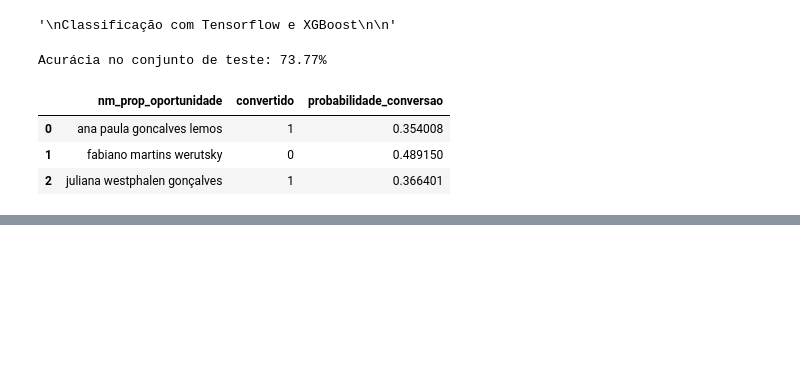
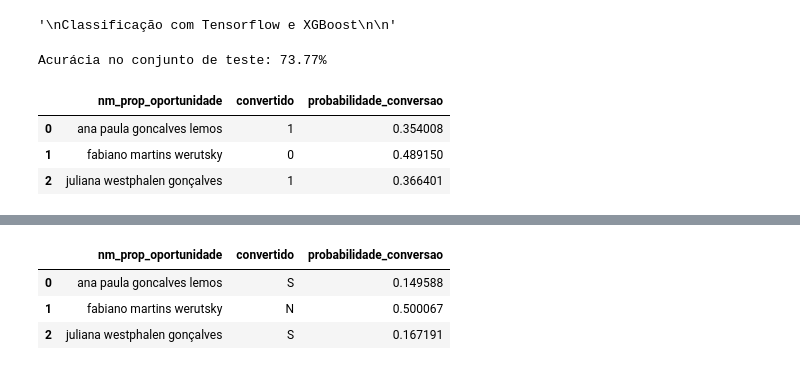
Before and after one commit to guilhermedcorrea/classificacao_tensorflow, a Jupyter notebook: probabilidade_orcamentos.ipynb, the cells around one changed output, grey strips where cells are left out. Drawn from its saved outputs; the diff is of its cells as text; code cells hidden in the pictures; blank space fills up the shorter version.

```diff
--- a/probabilidade_orcamentos.ipynb
+++ b/probabilidade_orcamentos.ipynb
@@ -300,0 +402,73 @@ Acurácia no conjunto de teste: 73.77%
+# %%
+
+
+dados = pd.read_csv(r"D:\tensorflowteste\excelfiles\export1.csv", sep=",")
+
+categoricos = ['id_quote', 'dt_criacao', 'ds_tipo_obra', 'nm_prop_oportunidade', 'nm_ambiente', 'promocional', 'tipo_loja']
+
+encoder = OneHotEncoder(drop='if_binary')
+df_encoded = pd.DataFrame(encoder.fit_transform(dados[categoricos]).toarray(), columns=encoder.get_feature_names_out(categoricos))
+df_final = pd.concat([dados.drop(categoricos, axis=1), df_encoded], axis=1)
+
+X = df_final.drop('convertido', axis=1)
+y = df_final['convertido']
+
+label_encoder = LabelEncoder()
+y = label_encoder.fit_transform(y)
+
+x_treino, x_teste, y_treino, y_teste = train_test_split(X, y, test_size=0.2, random_state=42)
+
+scaler = StandardScaler()
+x_treino = scaler.fit_transform(x_treino)
+x_teste = scaler.transform(x_teste)
+
+smote = SMOTE(random_state=42)
+x_treino_resampled, y_treino_resampled = smote.fit_resample(x_treino, y_treino)
+
+modelo = Sequential()
+modelo.add(Dense(units=256, activation='relu', input_dim=x_treino_resampled.shape[1], kernel_regularizer=tf.keras.regularizers.l2(0.001)))
+modelo.add(Dropout(0.5))
+modelo.add(Dense(units=128, activation='relu', kernel_regularizer=tf.keras.regularizers.l2(0.001)))
+modelo.add(Dropout(0.5))
+modelo.add(Dense(units=64, activation='relu', kernel_regularizer=tf.keras.regularizers.l2(0.001)))
+modelo.add(Dropout(0.5))
+modelo.add(Dense(units=32, activation='relu', kernel_regularizer=tf.keras.regularizers.l2(0.001)))
+modelo.add(Dropout(0.5))
+modelo.add(Dense(units=1, activation='sigmoid'))
+
+early_stopping = tf.keras.callbacks.EarlyStopping(monitor='val_loss', patience=5, restore_best_weights=True)
+
+modelo.compile(optimizer=tf.keras.optimizers.Adam(learning_rate=0.0001), loss='binary_crossentropy', metrics=['accuracy'])
+modelo.fit(x_treino_resampled, y_treino_resampled, epochs=30, batch_size=32, validation_split=0.2, callbacks=[early_stopping])
+
+probabilidades_teste = modelo.predict(x_teste).flatten()
+y_pred_classes = np.round(probabilidades_teste)
+acuracia = accuracy_score(y_teste, y_pred_classes)
+
+print(f'Acurácia no conjunto de teste: {acuracia * 100:.2f}%')
+print(classification_report(y_teste, y_pred_classes))
+
+x_teste_df = pd.DataFrame(x_teste, columns=X.columns)
+
+df_temporario_teste = pd.DataFrame({
+    'nm_prop_oportunidade': dados.loc[x_teste_df.index, 'nm_prop_oportunidade'],
+    'convertido': label_encoder.inverse_transform(y_teste),
+    'probabilidade_conversao': probabilidades_teste
+})
+df_temporario_teste = df_temporario_teste.drop_duplicates(subset=['nm_prop_oportunidade', 'convertido'])
+df_resultados_teste = df_temporario_teste.groupby('nm_prop_oportunidade', as_index=False).agg({
+    'convertido': 'first',
+    'probabilidade_conversao': 'mean'
+})
+
+with pd.option_context('display.max_rows', None):
+    display(df_resultados_teste[['nm_prop_oportunidade', 'convertido', 'probabilidade_conversao']])
+
+pd.reset_option('display.max_rows')
+
+df_resultados_teste.to_csv('resultados_teste_tensorflow.csv', index=False)
+
+modelo.save('modelo_tensorflow.h5')
+
+modelo_carregado = load_model('modelo_tensorflow.h5')
+# %% [output]
@@ -300,0 +492,4 @@ Acurácia no conjunto de teste: 73.77%
+|  | nm_prop_oportunidade | convertido | probabilidade_conversao |
+| 0 | ana paula goncalves lemos | S | 0.149588 |
+| 1 | fabiano martins werutsky | N | 0.500067 |
+| 2 | juliana westphalen gonçalves | S | 0.167191 |
```
Also changed, not shown: parts of 9 cells of this notebook.
